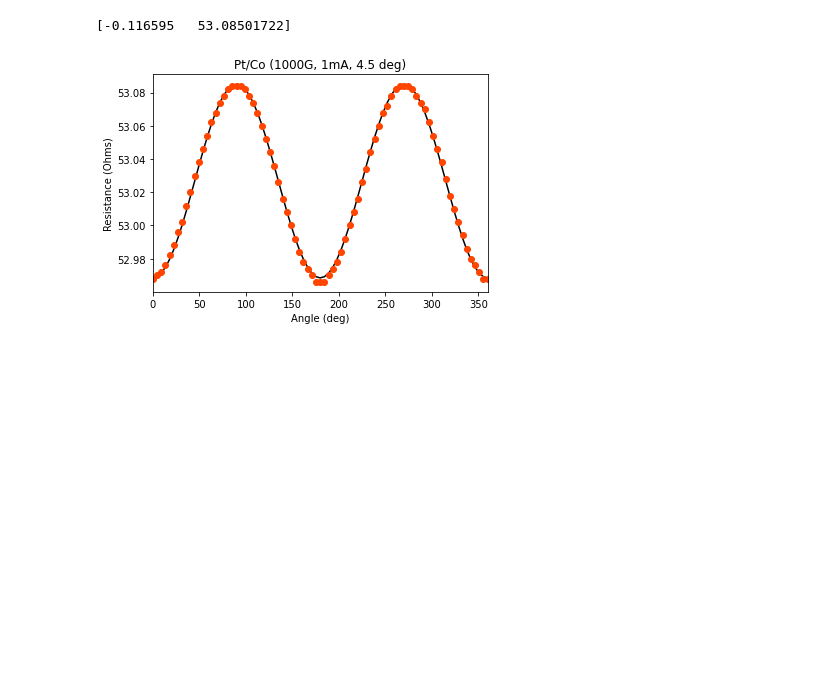
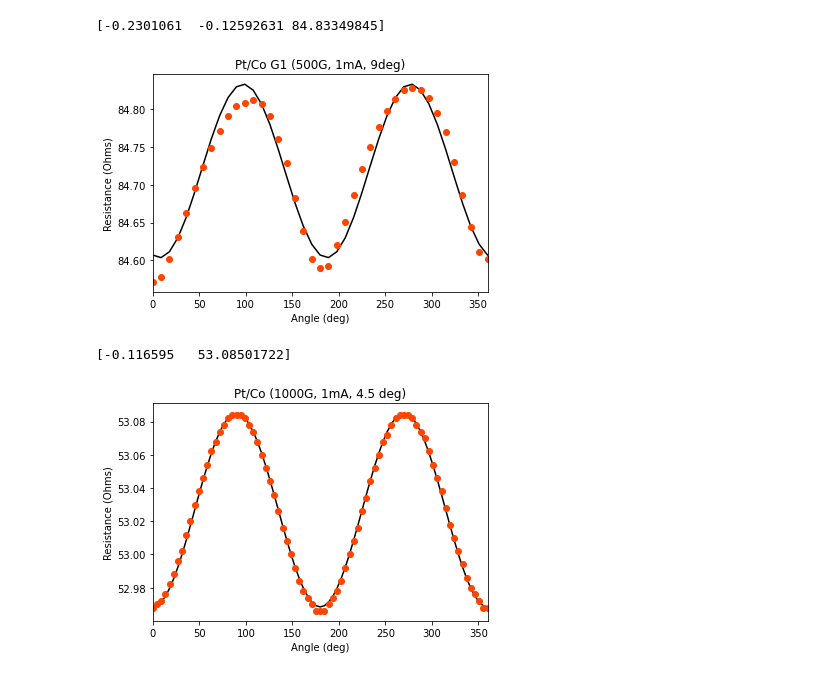
Before and after one commit to hankleid/AMR, a Jupyter notebook: AMR_analyze.ipynb, the cells around one changed output. Cells and saved outputs as stored; diff of their text form; code cells hidden in the pictures; blank space fills up the shorter version.

```diff
--- a/AMR_analyze.ipynb
+++ b/AMR_analyze.ipynb
@@ -72,7 +126,16 @@ def harmonic(x, *params): # 1st coeff. UMR + thermal; 2nd coeff. FL-SOT
     return params[0]*np.sin(to_rad(x)) + params[1]*np.sin(2*to_rad(x))*np.cos(to_rad(x))
 
 def cos_sq(x, *params):
-    return params[0]*np.cos(to_rad(x))*np.cos(to_rad(x)) + params[1]
+    return params[0]*np.cos(to_rad(x) + params[1])*np.cos(to_rad(x) + params[1]) + params[2]
+
+def cos_sq_with_lin(x, *params):
+    return params[0]*np.cos(to_rad(x) + params[1])*np.cos(to_rad(x) + params[1]) + params[2]*x + params[3]
+
+def cos_sq_with_sq(x, *params):
+    return params[0]*np.cos(to_rad(x) + params[1])*np.cos(to_rad(x) + params[1]) + params[2]*x*x + params[3]*x + params[4]
+
+def lin(x, *params):
+    return params[0]*x + params[1]
 
 def get_params(f, x, y, p):
     params, covariance = optimize.curve_fit(f, x, y, p)
@@ -81,5 +144,7 @@ def get_params(f, x, y, p):
 def plot_fit(f, x, y, p, col):
     plt.plot(x, f(x, *p), c=col)
 
-p_0 = [0.5, 0.5]
-p_1 = [-0.5]
+p_0 = [0.5]
+p_1 = [0.5, 0.05, 0.5]
+p_2 = [0.5, 0.05, 0.5, 0.05]
+p_3 = [0.5, 0.05, 0.5, 0.05, 0.05]
@@ -86,3 +171,27 @@ p_1 = [-0.5]
+# %%
+x = G1['X']
+y = G1['Y']
+
+y = y/0.001
+
+params = get_params(cos_sq, x, y, p_1)
+print(params)
+plot_fit(cos_sq, x, y, params, "black")
+#plot_fit(cos_sq_with_lin, x, y, params, "black")
+#plot_fit(lin, x, y, params, "black")
+plt.plot(x, y, 'o', label="500G", c="orangered")
+#plt.plot(x2, y2, 'o', c="orangered")
+
+plt.title("Pt/Co G1 (500G, 1mA, 9deg)")
+plt.xlabel("Angle (deg)")
+plt.ylabel("Resistance (Ohms)")
+plt.xlim((0,360))
+#plt.legend()
+#plt.savefig("Plots/20220304_G1_500G_1mA_9deg#1(cos_sq)", dpi=200, facecolor='w', edgecolor='w', orientation='portrait')
+plt.show()
+# %% [output]
+[-0.2301061  -0.12592631 84.83349845]
+[figure, added]
 # %%
 _100mT_1mA = angle_series(Pt_Co_Jason, 100.0, 0.001)
 x = _100mT_1mA["Angle (deg)"]+180
```
Also changed, not shown: parts of 5 cells of this notebook, 48 other files.
